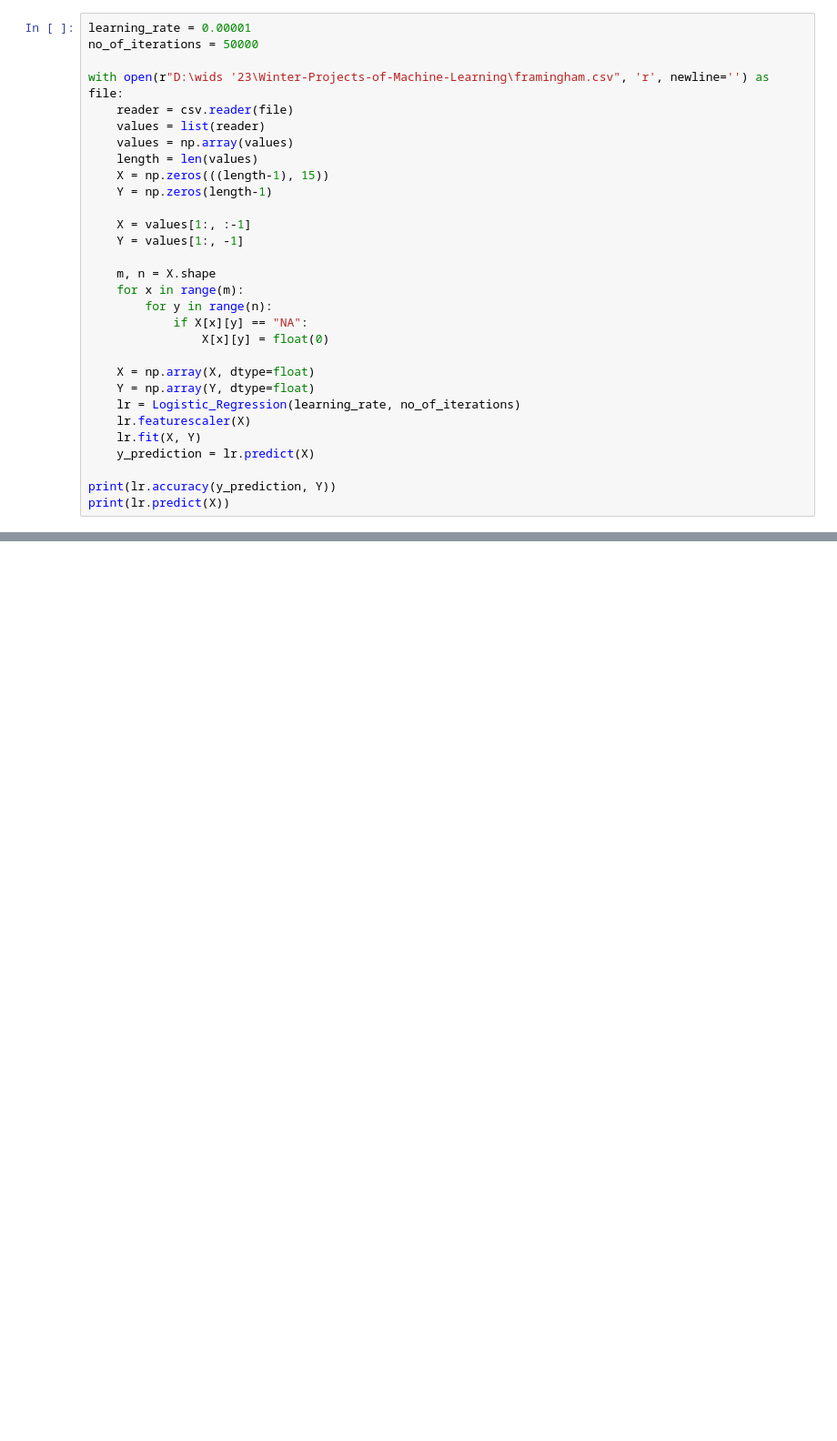
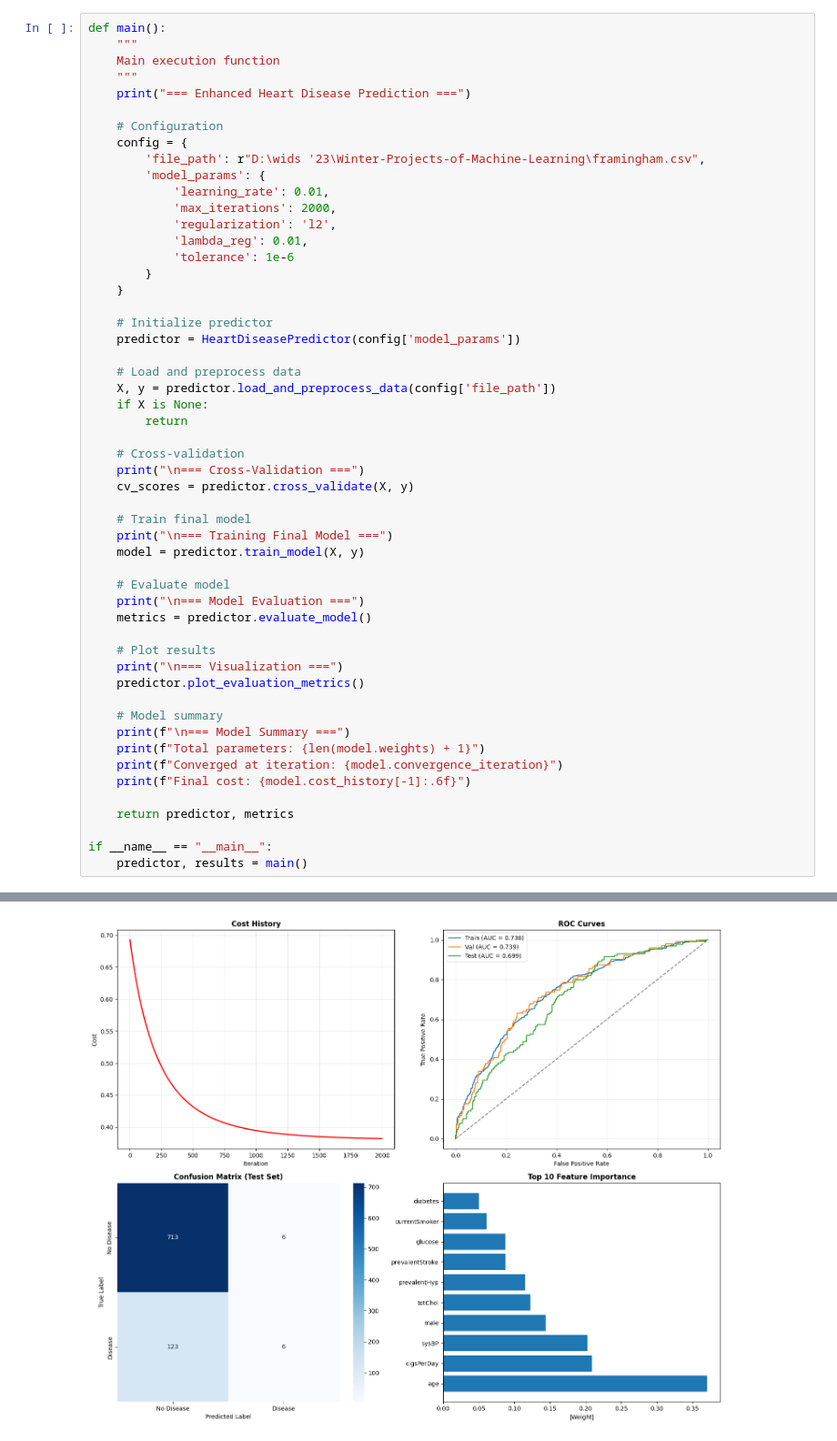
Before and after one commit to Parvseth/Winter-Projects-of-Machine-Learning, a Jupyter notebook: week 2 asignment final.ipynb, the cells around one changed output, grey strips where cells are left out. Shown at 91% size. Drawn from its saved outputs; the diff is of its cells as text; blank space fills up the shorter version.

Commit message:
heart

```diff
--- a/week 2 asignment final.ipynb
+++ b/week 2 asignment final.ipynb
@@ -56,30 +437,54 @@ class Logistic_Regression:
 # %%
-learning_rate = 0.00001
-no_of_iterations = 50000
+def main():
+    """
+    Main execution function
+    """
+    print("=== Enhanced Heart Disease Prediction ===")
 
-with open(r"D:\wids '23\Winter-Projects-of-Machine-Learning\framingham.csv", 'r', newline='') as file:
-    reader = csv.reader(file)
-    values = list(reader)
-    values = np.array(values)
-    length = len(values)
-    X = np.zeros(((length-1), 15))
-    Y = np.zeros(length-1)
+    # Configuration
+    config = {
+        'file_path': r"D:\wids '23\Winter-Projects-of-Machine-Learning\framingham.csv",
+        'model_params': {
+            'learning_rate': 0.01,
+            'max_iterations': 2000,
+            'regularization': 'l2',
+            'lambda_reg': 0.01,
+            'tolerance': 1e-6
+        }
+    }
 
-    X = values[1:, :-1]
-    Y = values[1:, -1]
+    # Initialize predictor
+    predictor = HeartDiseasePredictor(config['model_params'])
 
-    m, n = X.shape
-    for x in range(m):
-        for y in range(n):
-            if X[x][y] == "NA":
-                X[x][y] = float(0)
+    # Load and preprocess data
+    X, y = predictor.load_and_preprocess_data(config['file_path'])
+    if X is None:
+        return
 
-    X = np.array(X, dtype=float)
-    Y = np.array(Y, dtype=float)
-    lr = Logistic_Regression(learning_rate, no_of_iterations)
-    lr.featurescaler(X)
-    lr.fit(X, Y)
-    y_prediction = lr.predict(X)
+    # Cross-validation
+    print("\n=== Cross-Validation ===")
+    cv_scores = predictor.cross_validate(X, y)
 
-print(lr.accuracy(y_prediction, Y))
-print(lr.predict(X))
+    # Train final model
+    print("\n=== Training Final Model ===")
+    model = predictor.train_model(X, y)
+
+    # Evaluate model
+    print("\n=== Model Evaluation ===")
+    metrics = predictor.evaluate_model()
+
+    # Plot results
+    print("\n=== Visualization ===")
+    predictor.plot_evaluation_metrics()
+
+    # Model summary
+    print(f"\n=== Model Summary ===")
+    print(f"Total parameters: {len(model.weights) + 1}")
+    print(f"Converged at iteration: {model.convergence_iteration}")
+    print(f"Final cost: {model.cost_history[-1]:.6f}")
+
+    return predictor, metrics
+
+if __name__ == "__main__":
+    predictor, results = main()
+# %% [output]
@@ -85,0 +508 @@ print(lr.predict(X))
+[figure, added]
```
Also changed, not shown: parts of 3 cells of this notebook.
